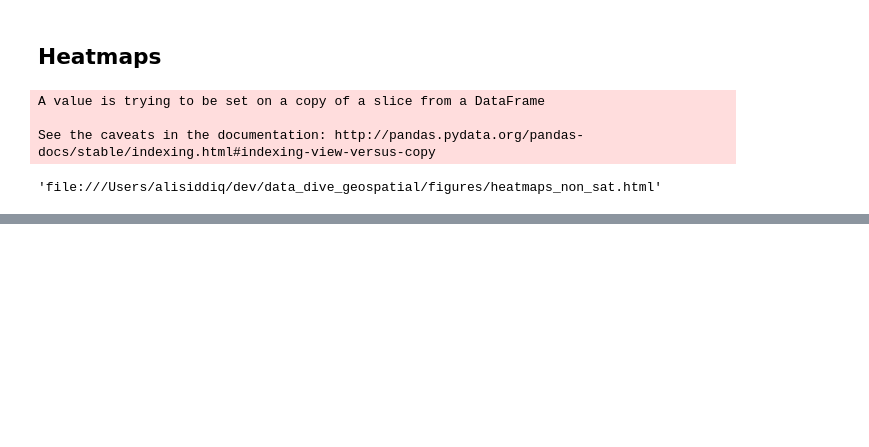
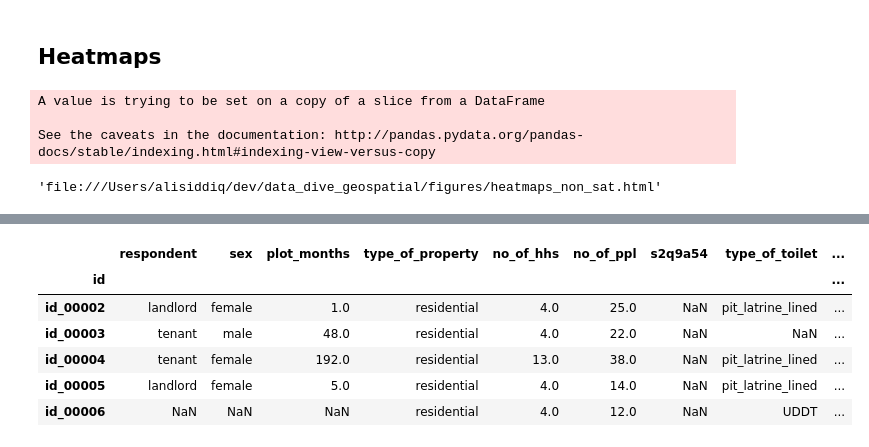
Before and after one commit to Gatherhubdata/data_dive_geospatial, a Jupyter notebook: notebooks/ali_data_explore.ipynb, the cells around one changed output, grey strips where cells are left out. Drawn from its saved outputs; the diff is of its cells as text; code cells hidden in the pictures; blank space fills up the shorter version.

```diff
--- a/notebooks/ali_data_explore.ipynb
+++ b/notebooks/ali_data_explore.ipynb
@@ -290,0 +306,10 @@ See the caveats in the documentation: http://pandas.pydata.org/pandas-docs/stabl
+# %%
+sec_2.head()
+# %% [output]
+|  | respondent | sex | plot_months | type_of_property | no_of_hhs | no_of_ppl | s2q9a54 | type_of_toilet | ... |
+| id |  |  |  |  |  |  |  |  | ... |
+| id_00002 | landlord | female | 1.0 | residential | 4.0 | 25.0 | NaN | pit_latrine_lined | ... |
+| id_00003 | tenant | male | 48.0 | residential | 4.0 | 22.0 | NaN | NaN | ... |
+| id_00004 | tenant | female | 192.0 | residential | 13.0 | 38.0 | NaN | pit_latrine_lined | ... |
+| id_00005 | landlord | female | 5.0 | residential | 4.0 | 14.0 | NaN | pit_latrine_lined | ... |
+| id_00006 | NaN | NaN | NaN | residential | 4.0 | 12.0 | NaN | UDDT | ... |
```
Also changed, not shown: parts of 1 cell of this notebook, 1 other file.
